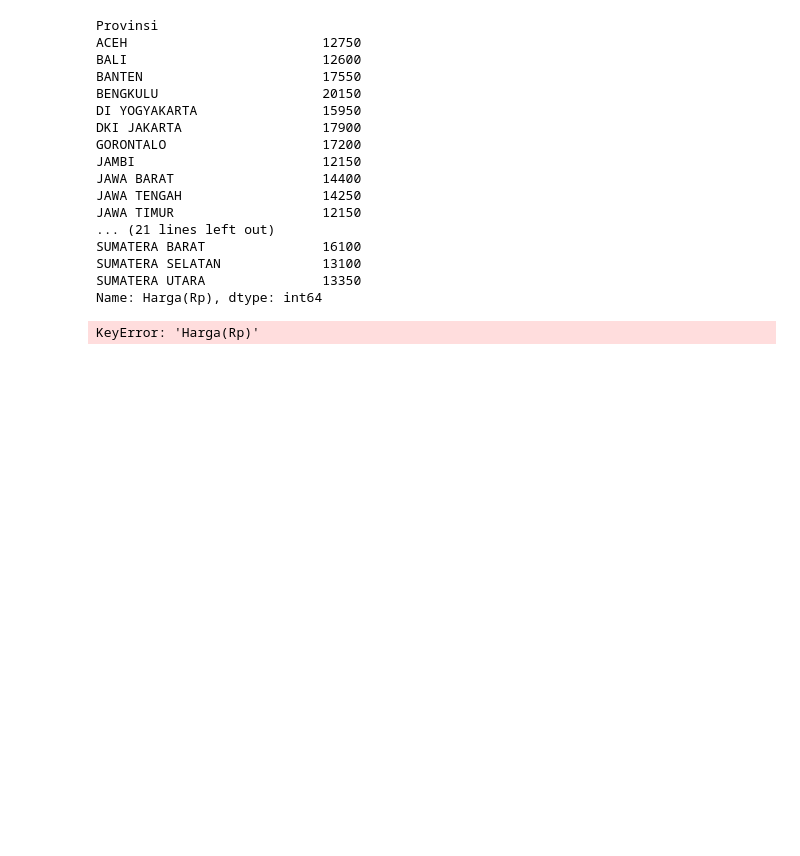
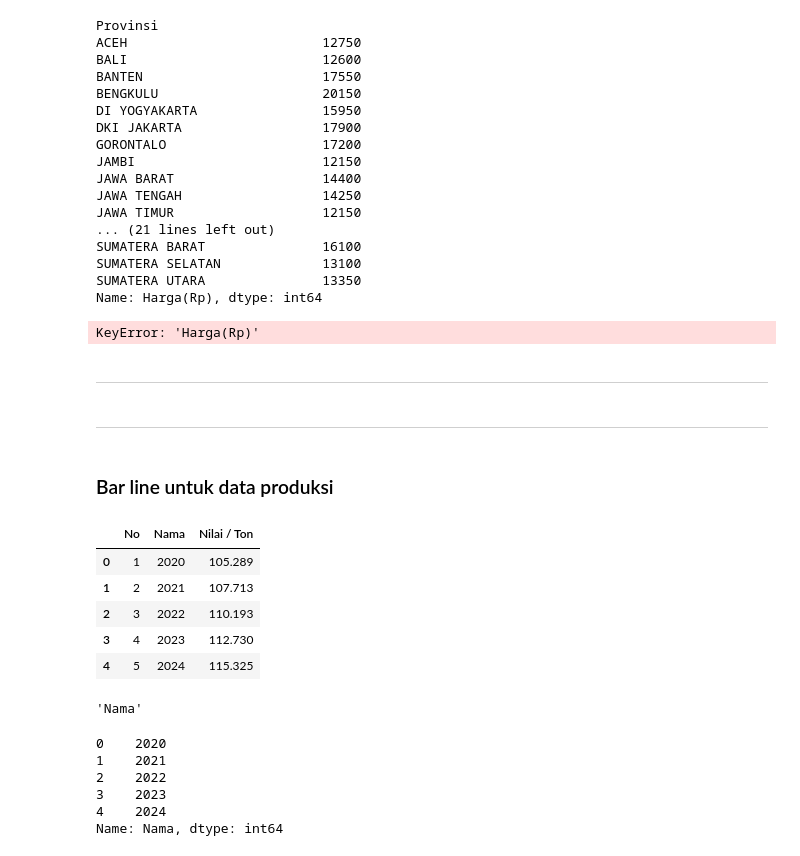
Before and after one commit to satrioadi96/projekpangan, a Jupyter notebook: running-test.ipynb, the cells around one changed output. Cells and saved outputs as stored; diff of their text form; code cells hidden in the pictures; blank space fills up the shorter version.

```diff
--- a/running-test.ipynb
+++ b/running-test.ipynb
@@ -305,3 +304,34 @@ Name: Harga(Rp), dtype: int64
 mt['Harga(Rp)']
 # %% [output]
 KeyError: 'Harga(Rp)'
+# %% [markdown]
+--------------------------
+# %% [markdown]
+-------------------------
+# %% [markdown]
+### Bar line untuk data produksi
+# %%
+import pandas as pd
+
+brs = pd.read_csv('.\produksi\produksi-bawang-putih.tsv', sep="\t")
+brs
+# %% [output]
+|  | No | Nama | Nilai / Ton |
+| 0 | 1 | 2020 | 105.289 |
+| 1 | 2 | 2021 | 107.713 |
+| 2 | 3 | 2022 | 110.193 |
+| 3 | 4 | 2023 | 112.730 |
+| 4 | 5 | 2024 | 115.325 |
+# %%
+brs.columns[1]
+# %% [output]
+'Nama'
+# %%
+brs.iloc[:,1]
+# %% [output]
+0    2020
+1    2021
+2    2022
+3    2023
+4    2024
+Name: Nama, dtype: int64
```
Also changed, not shown: parts of 3 cells of this notebook, 12 other files.
